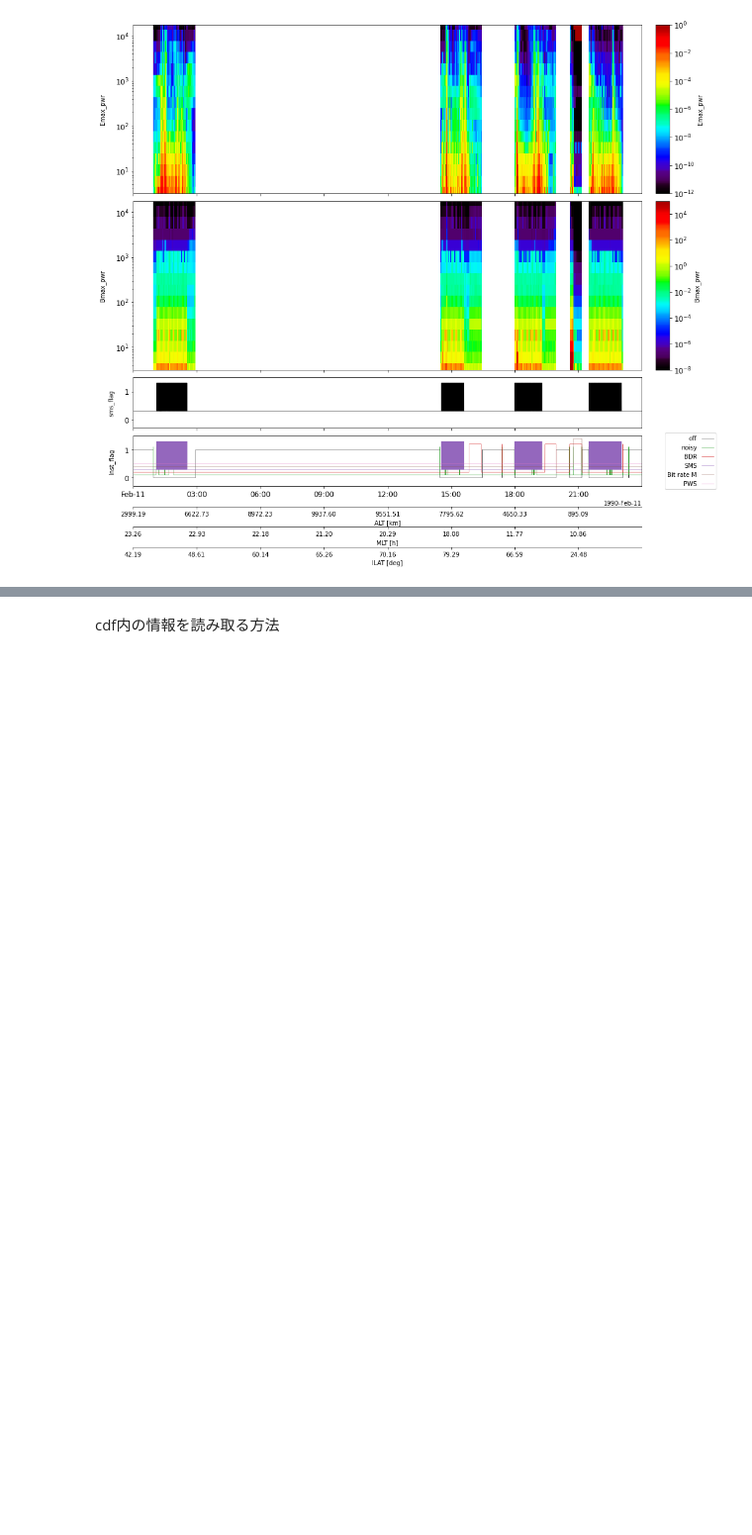
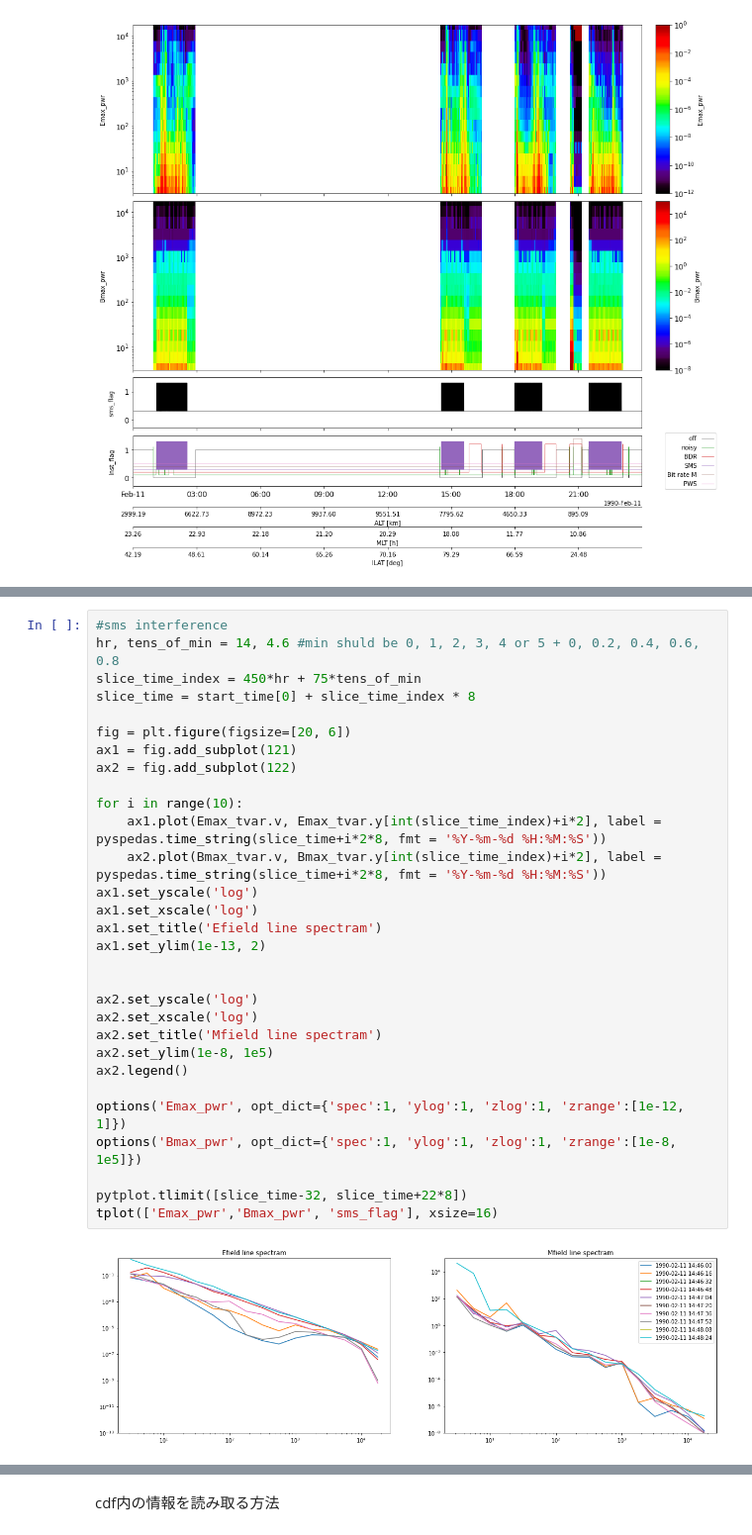
Before and after one commit to shuji-onosawa/Akebono_analysis_old, a Jupyter notebook: VLF_mca/Akebono_analysis.ipynb, the cells around one changed output, grey strips where cells are left out. Shown at 99% size. Drawn from its saved outputs; the diff is of its cells as text; blank space fills up the shorter version.

```diff
--- a/VLF_mca/Akebono_analysis.ipynb
+++ b/VLF_mca/Akebono_analysis.ipynb
@@ -85,0 +115,32 @@ ax.set_title('Line spectram')
+# %%
+#sms interference
+hr, tens_of_min = 14, 4.6 #min shuld be 0, 1, 2, 3, 4 or 5 + 0, 0.2, 0.4, 0.6, 0.8
+slice_time_index = 450*hr + 75*tens_of_min
+slice_time = start_time[0] + slice_time_index * 8
+
+fig = plt.figure(figsize=[20, 6])
+ax1 = fig.add_subplot(121)
+ax2 = fig.add_subplot(122)
+
+for i in range(10):
+    ax1.plot(Emax_tvar.v, Emax_tvar.y[int(slice_time_index)+i*2], label = pyspedas.time_string(slice_time+i*2*8, fmt = '%Y-%m-%d %H:%M:%S'))
+    ax2.plot(Bmax_tvar.v, Bmax_tvar.y[int(slice_time_index)+i*2], label = pyspedas.time_string(slice_time+i*2*8, fmt = '%Y-%m-%d %H:%M:%S'))
+ax1.set_yscale('log')
+ax1.set_xscale('log')
+ax1.set_title('Efield line spectram')
+ax1.set_ylim(1e-13, 2)
+
+
+ax2.set_yscale('log')
+ax2.set_xscale('log')
+ax2.set_title('Mfield line spectram')
+ax2.set_ylim(1e-8, 1e5)
+ax2.legend()
+
+options('Emax_pwr', opt_dict={'spec':1, 'ylog':1, 'zlog':1, 'zrange':[1e-12, 1]})
+options('Bmax_pwr', opt_dict={'spec':1, 'ylog':1, 'zlog':1, 'zrange':[1e-8, 1e5]})
+
+pytplot.tlimit([slice_time-32, slice_time+22*8])
+tplot(['Emax_pwr','Bmax_pwr', 'sms_flag'], xsize=16)
+# %% [output]
+[figure, added]
```
Also changed, not shown: parts of 3 cells of this notebook, 1 other file.
